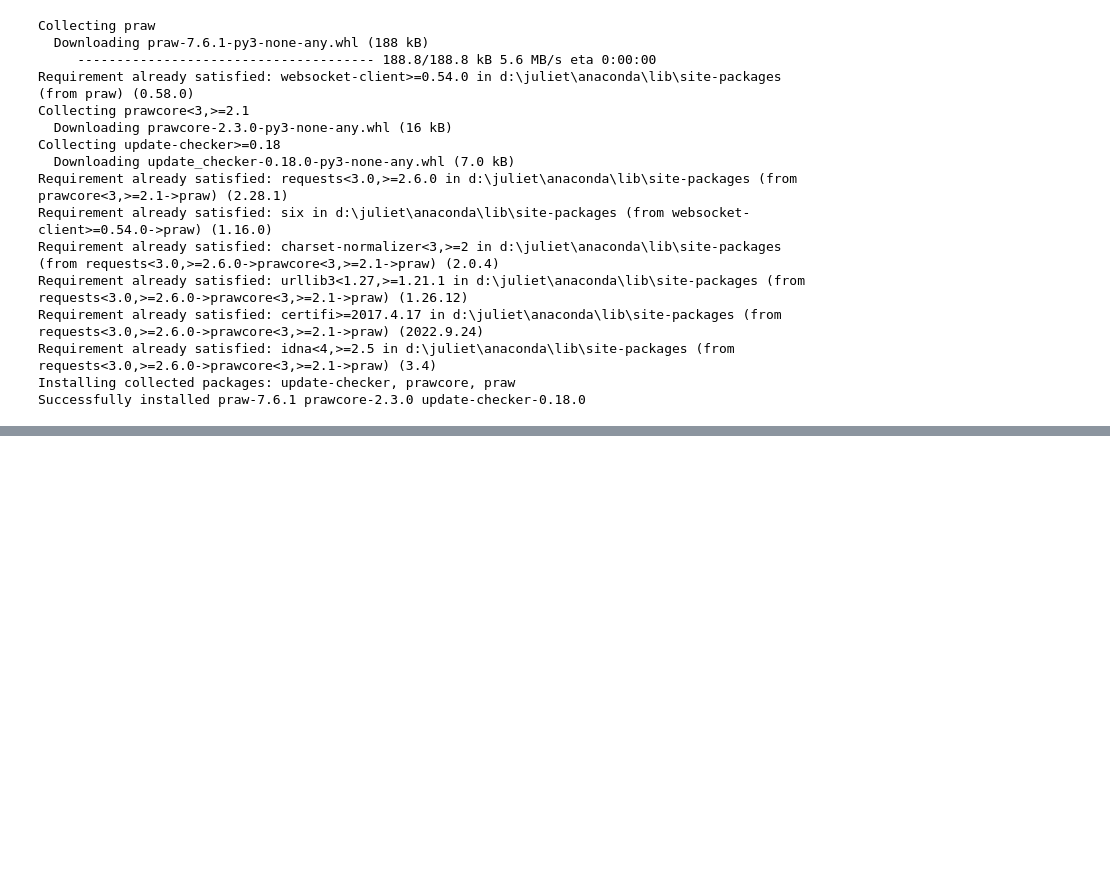
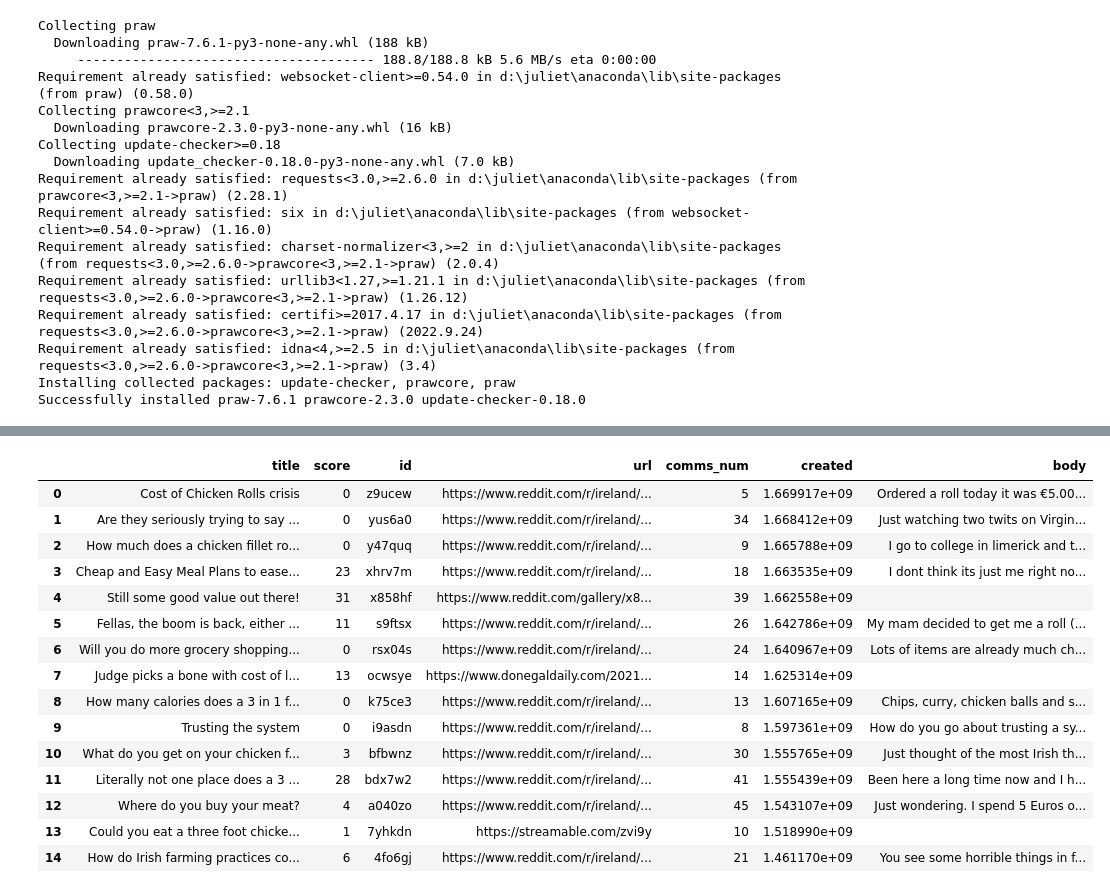
Before and after one commit to Juliet-Blue/sba22307-CA2, a Jupyter notebook: CA2-sentiment analysis.ipynb, the cells around one changed output, grey strips where cells are left out. Cells and saved outputs as stored; diff of their text form; code cells hidden in the pictures; blank space fills up the shorter version.

Commit message:
reddit

```diff
--- a/CA2-sentiment analysis.ipynb
+++ b/CA2-sentiment analysis.ipynb
@@ -148,0 +151,4 @@ Successfully installed praw-7.6.1 prawcore-2.3.0 update-checker-0.18.0
+# %%
+from dotenv import dotenv_values
+
+config = dotenv_values(".env")
@@ -148,0 +159,10 @@ Successfully installed praw-7.6.1 prawcore-2.3.0 update-checker-0.18.0
+# %%
+import praw
+
+# Acessing the reddit api
+
+reddit = praw.Reddit(client_id=config['CLIENT_ID'],      # your client id
+                     client_secret=config['CLIENT_SECRET'],  #your client secret
+                     user_agent=config['USER_AGENT'], #user agent name
+                     username = config['USERNAME'],     # your reddit username
+                     password = config['PASSWORD'])     # your reddit password
@@ -148,0 +241,19 @@ Successfully installed praw-7.6.1 prawcore-2.3.0 update-checker-0.18.0
+# %%
+post_data
+# %% [output]
+|  | title | score | id | url | comms_num | created | body |
+| 0 | Cost of Chicken Rolls crisis | 0 | z9ucew | https://www.reddit.com/r/ireland/... | 5 | 1.669917e+09 | Ordered a roll today it was €5.00... |
+| 1 | Are they seriously trying to say ... | 0 | yus6a0 | https://www.reddit.com/r/ireland/... | 34 | 1.668412e+09 | Just watching two twits on Virgin... |
+| 2 | How much does a chicken fillet ro... | 0 | y47quq | https://www.reddit.com/r/ireland/... | 9 | 1.665788e+09 | I go to college in limerick and t... |
+| 3 | Cheap and Easy Meal Plans to ease... | 23 | xhrv7m | https://www.reddit.com/r/ireland/... | 18 | 1.663535e+09 | I dont think its just me right no... |
+| 4 | Still some good value out there! | 31 | x858hf | https://www.reddit.com/gallery/x8... | 39 | 1.662558e+09 |  |
+| 5 | Fellas, the boom is back, either ... | 11 | s9ftsx | https://www.reddit.com/r/ireland/... | 26 | 1.642786e+09 | My mam decided to get me a roll (... |
+| 6 | Will you do more grocery shopping... | 0 | rsx04s | https://www.reddit.com/r/ireland/... | 24 | 1.640967e+09 | Lots of items are already much ch... |
+| 7 | Judge picks a bone with cost of l... | 13 | ocwsye | https://www.donegaldaily.com/2021... | 14 | 1.625314e+09 |  |
+| 8 | How many calories does a 3 in 1 f... | 0 | k75ce3 | https://www.reddit.com/r/ireland/... | 13 | 1.607165e+09 | Chips, curry, chicken balls and s... |
+| 9 | Trusting the system | 0 | i9asdn | https://www.reddit.com/r/ireland/... | 8 | 1.597361e+09 | How do you go about trusting a sy... |
+| 10 | What do you get on your chicken f... | 3 | bfbwnz | https://www.reddit.com/r/ireland/... | 30 | 1.555765e+09 | Just thought of the most Irish th... |
+| 11 | Literally not one place does a 3 ... | 28 | bdx7w2 | https://www.reddit.com/r/ireland/... | 41 | 1.555439e+09 | Been here a long time now and I h... |
+| 12 | Where do you buy your meat? | 4 | a040zo | https://www.reddit.com/r/ireland/... | 45 | 1.543107e+09 | Just wondering. I spend 5 Euros o... |
+| 13 | Could you eat a three foot chicke... | 1 | 7yhkdn | https://streamable.com/zvi9y | 10 | 1.518990e+09 |  |
+| 14 | How do Irish farming practices co... | 6 | 4fo6gj | https://www.reddit.com/r/ireland/... | 21 | 1.461170e+09 | You see some horrible things in f... |
```
Also changed, not shown: parts of 4 cells of this notebook.
